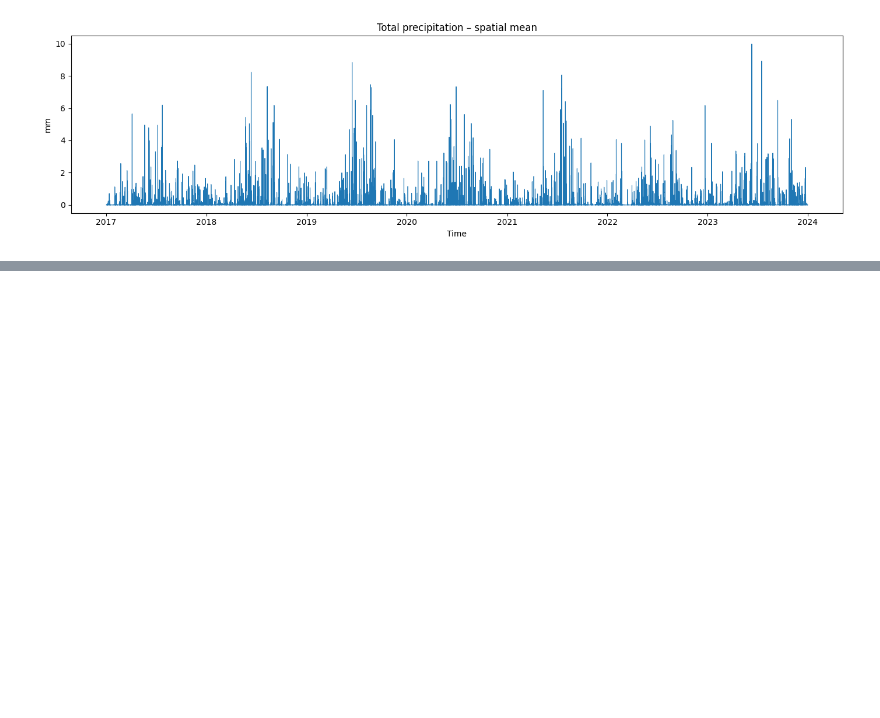
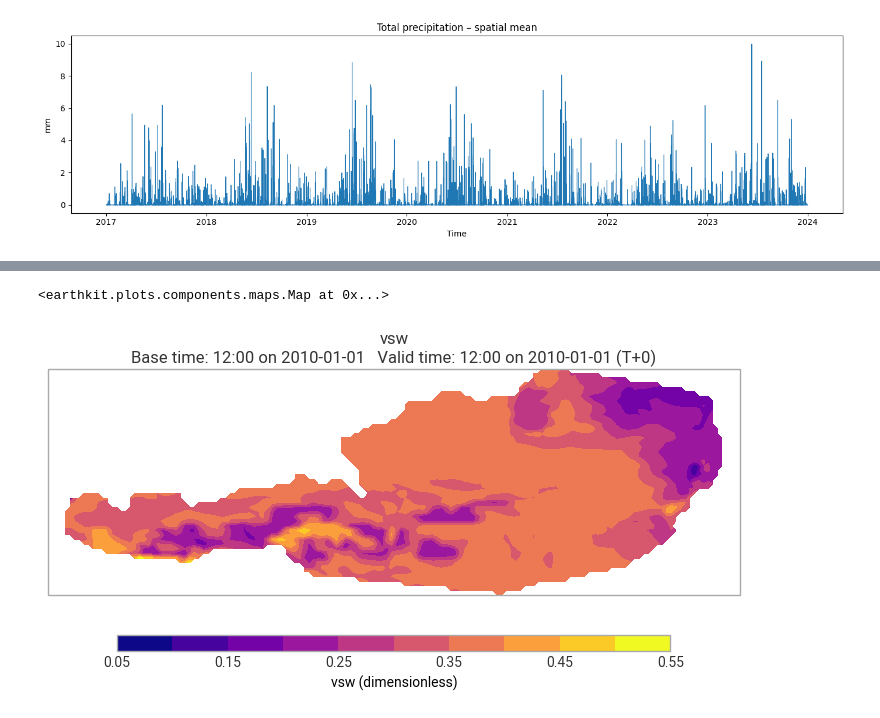
Before and after one commit to eodcgmbh/eodc-examples, a Jupyter notebook: demos/STAC/python-stac_ClimateDT_Austria.ipynb, the cells around one changed output, grey strips where cells are left out. Saved outputs shown, nothing was run; the diff lists cells and outputs as text; code cells hidden in the pictures; blank space fills up the shorter version.

```diff
--- a/demos/STAC/python-stac_ClimateDT_Austria.ipynb
+++ b/demos/STAC/python-stac_ClimateDT_Austria.ipynb
@@ -202,0 +206,6 @@ plt.show()
+# %%
+collection_vsw = "climatedt-vsw"
+
+search = eodc_catalog.search(collections=[collection_vsw])
+for item in search.items():
+    print(item.id)
@@ -202,0 +216,5 @@ plt.show()
+# %%
+item = next(
+    eodc_catalog.search(collections=[collection_vsw], ids=["IFS-FESOM"]).items()
+)
+item
@@ -202,0 +223,7 @@ plt.show()
+# %%
+# Select your desired asset key
+
+print(item.assets.keys())
+asset = item.assets['hist-3']
+store_url = asset.href
+print(store_url)
@@ -202,0 +233,7 @@ plt.show()
+# %%
+fesom_hist = xr.open_zarr(
+    store_url,
+    **asset.extra_fields["xarray:open_zarr_kwargs"]
+)
+
+fesom_hist
@@ -202,0 +301,9 @@ plt.show()
+# %%
+vsw_snapshot = fesom_hist["vsw"].sel(time="2010-01-01")
+
+ekp.quickplot(
+    vsw_snapshot,
+)
+# %% [output]
+<earthkit.plots.components.maps.Map at 0x...>
+[figure, added]
```
Also changed, not shown: parts of 6 cells of this notebook.
